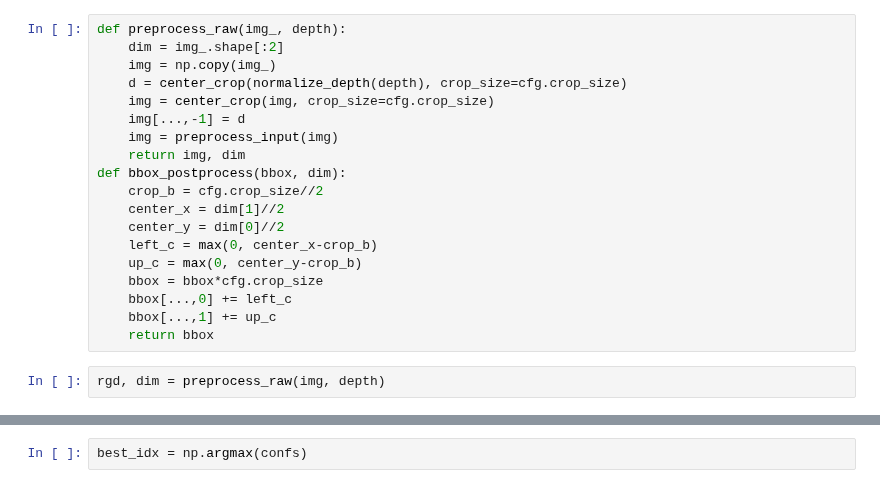
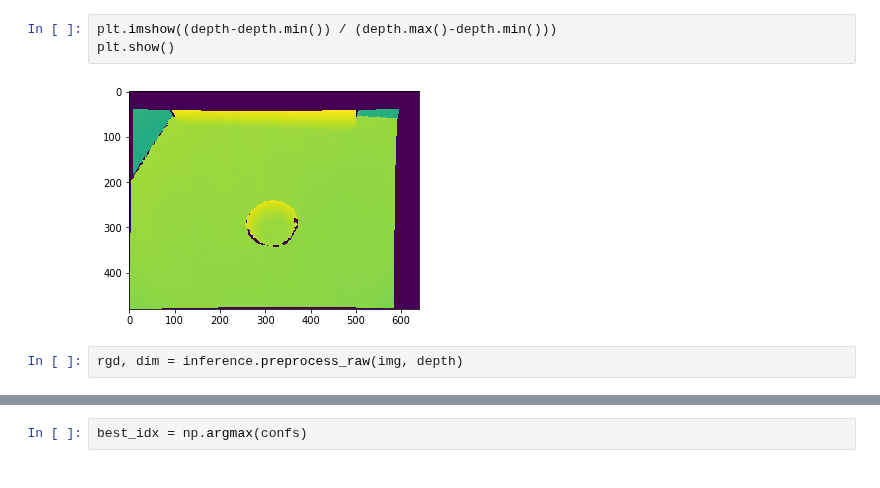
Before and after one commit to peter0749/Planar-Grasping, a Jupyter notebook: inference_test.ipynb, the cells around one changed output, grey strips where cells are left out. Drawn from its saved outputs; the diff is of its cells as text.

```diff
--- a/inference_test.ipynb
+++ b/inference_test.ipynb
@@ -27,24 +40,10 @@ plt.show()
-# %%
-def preprocess_raw(img_, depth):
-    dim = img_.shape[:2]
-    img = np.copy(img_)
-    d = center_crop(normalize_depth(depth), crop_size=cfg.crop_size)
-    img = center_crop(img, crop_size=cfg.crop_size)
-    img[...,-1] = d
-    img = preprocess_input(img)
-    return img, dim
-def bbox_postprocess(bbox, dim):
-    crop_b = cfg.crop_size//2
-    center_x = dim[1]//2
-    center_y = dim[0]//2
-    left_c = max(0, center_x-crop_b)
-    up_c = max(0, center_y-crop_b)
-    bbox = bbox*cfg.crop_size
-    bbox[...,0] += left_c
-    bbox[...,1] += up_c
-    return bbox
+# %%
+plt.imshow((depth-depth.min()) / (depth.max()-depth.min()))
+plt.show()
+# %% [output]
+[figure, added]
 # %%
-rgd, dim = preprocess_raw(img, depth)
+rgd, dim = inference.preprocess_raw(img, depth)
 # %%
 plt.imshow(rgd*np.array([[[0.229, 0.224, 0.225]]], dtype=np.float32)+np.array([[[0.485, 0.456, 0.406]]], dtype=np.float32))
 plt.show()
```
Also changed, not shown: parts of 23 cells of this notebook, 7 other files.
